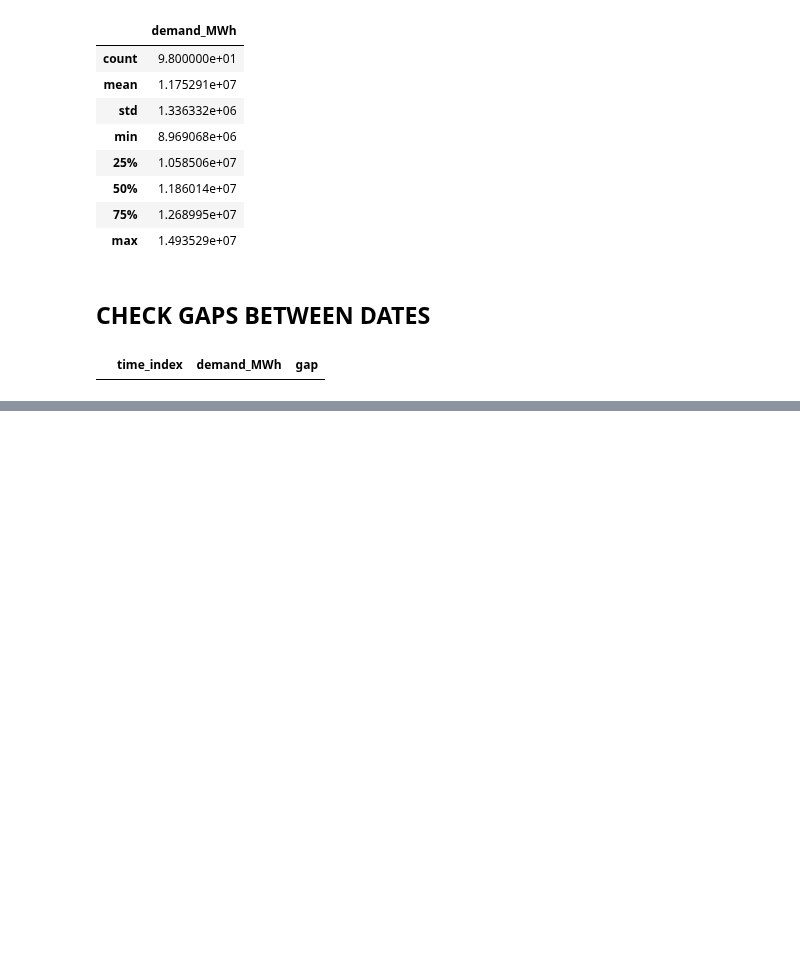
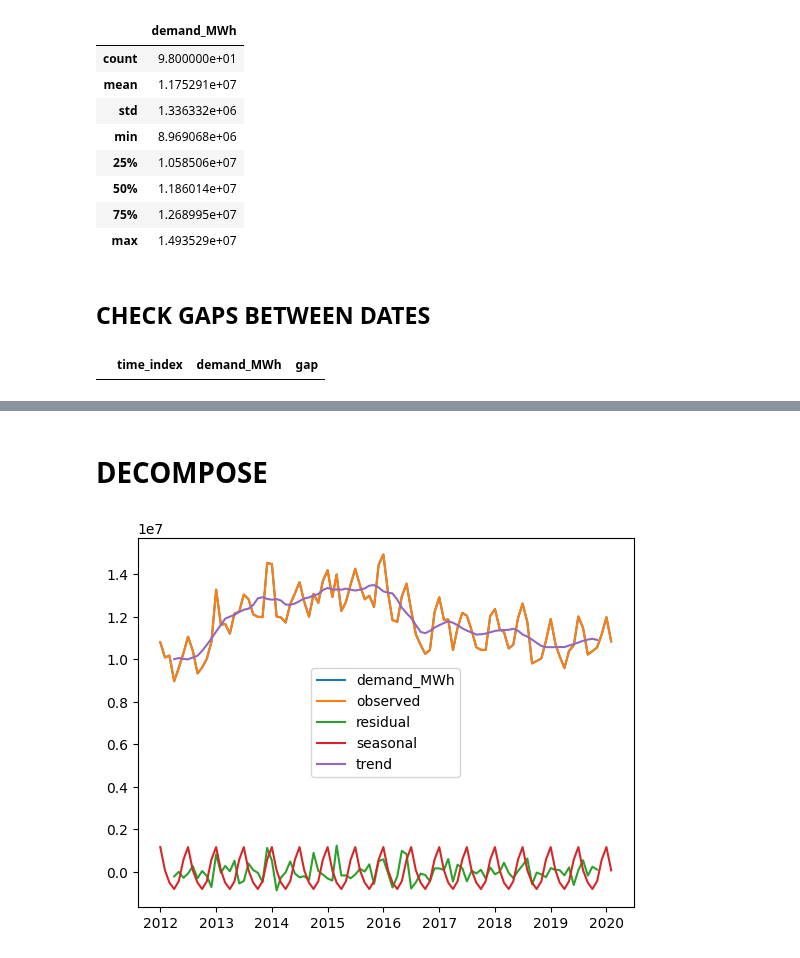
Before and after one commit to tomashbk/electric_energy_demand_argentina, a Jupyter notebook: eda.ipynb, the cells around one changed output, grey strips where cells are left out. Saved outputs shown, nothing was run; the diff lists cells and outputs as text; code cells hidden in the pictures; blank space fills up the shorter version.

```diff
--- a/eda.ipynb
+++ b/eda.ipynb
@@ -64,0 +69,15 @@ df_time_series.plot()
+# %%
+df_time_series.drop(columns=['year', 'month', 'quarter', 'four_months_period', 'six_months_period'], inplace=True)
+# %% [markdown]
+# DECOMPOSE
+# %%
+sd = seasonal_decompose(df_time_series['demand_MWh'], period=6)
+plt.plot(df_time_series['demand_MWh'])
+plt.plot(sd.observed)
+plt.plot(sd.resid)
+plt.plot(sd.seasonal)
+plt.plot(sd.trend)
+plt.legend(['demand_MWh', 'observed', 'residual', 'seasonal', 'trend'])
+plt.show()
+# %% [output]
+[figure, added]
```
Also changed, not shown: parts of 9 cells of this notebook, 3 other files.
